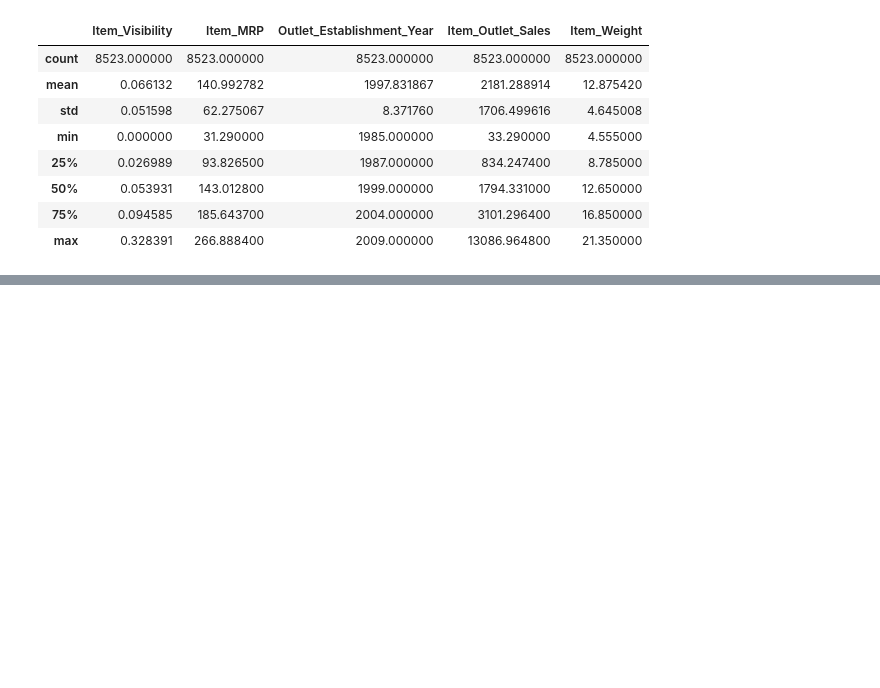
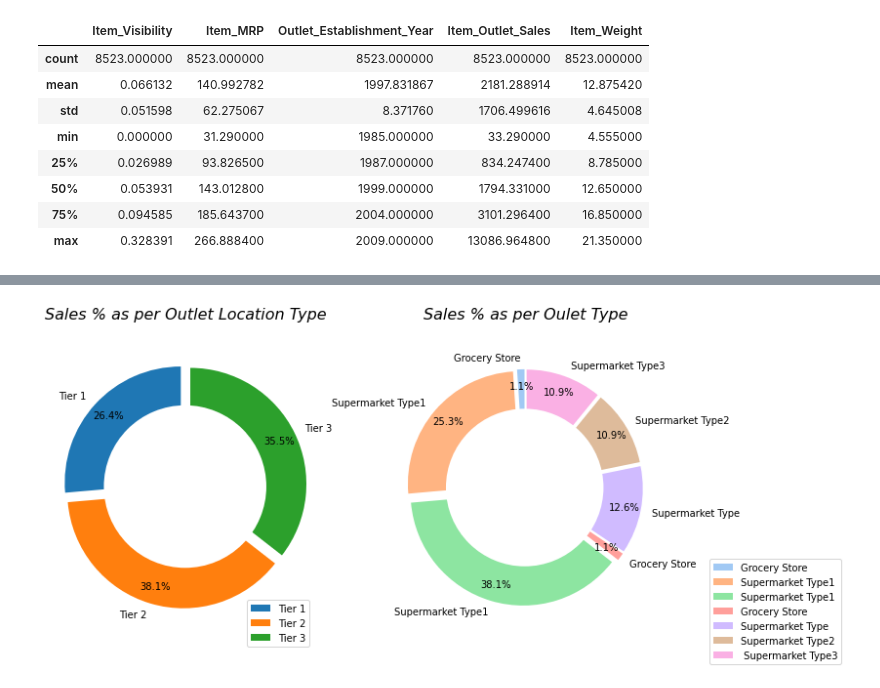
Before and after one commit to ReaganTiburan/Sales-Prediction, a Jupyter notebook: Sales_Predection_Project.ipynb, the cells around one changed output, grey strips where cells are left out. Saved outputs shown, nothing was run; the diff lists cells and outputs as text; code cells hidden in the pictures; blank space fills up the shorter version.

```diff
--- a/Sales_Predection_Project.ipynb
+++ b/Sales_Predection_Project.ipynb
@@ -548,0 +573,19 @@ plt.yticks(rotation = 0, fontsize = 14);
+# %%
+# Sum
+t1 = t1_g1 + t1_sm1
+t2 = t2_sm1
+t3 = t3_g1 + t3_sm1 + t3_sm2 + t3_sm3
+# make List
+sum_per_tier = [t1, t2, t3]
+# %%
+# make a List
+sales_loc_type = [t1_g1, t1_sm1, t2_sm1, t3_g1, t3_sm1, t3_sm2, t3_sm3]
+# %%
+# make a List
+rename = ['Grocery Store',
+          'Supermarket Type1',
+          'Supermarket Type1',
+          'Grocery Store',
+          'Supermarket Type',
+          'Supermarket Type2',
+          ' Supermarket Type3']
@@ -548,0 +594,64 @@ plt.yticks(rotation = 0, fontsize = 14);
+# %%
+# Figure Size
+plt.rcParams['figure.figsize'] = (10, 10)
+# Subplot
+plt.subplot(2, 2, 1)
+# labels
+labels = df['Outlet_Location_Type'].value_counts().sort_index()
+tier_labels = labels.index
+tier_labels
+#colors
+colors = sns.color_palette('tab10')
+#explosion
+explode = (0.05, 0.05, 0.05)
+# Pie chart
+plt.pie(sum_per_tier,
+        labels = tier_labels,
+        colors = colors,
+        radius= 1,
+        autopct = '%1.1f%%',
+        pctdistance = 0.85,
+        startangle = 90,
+        explode = explode);
+# Draw circle
+centre_circle = plt.Circle((0,0),0.70,fc='white')
+fig = plt.gcf()
+fig.gca().add_artist(centre_circle)
+# Equal aspect ratio ensures that pie is drawn as a circle
+plt.axis('equal')
+plt.tight_layout()
+#legend location
+plt.legend(loc = 4)
+plt.title('Sales % as per Outlet Location Type', fontsize = 16, fontstyle = 'italic')
+
+
+# Subplot
+plt.subplot(2, 2, 2)
+#colors
+colors_outlet_type = sns.color_palette('pastel');
+#explsion
+explode = (0.05, 0.05, 0.05, 0.05, 0.05, 0.05, 0.05);
+# Pie chart
+plt.pie(sales_loc_type,
+        labels = rename,
+        colors=colors_outlet_type,
+        radius= 1,
+        autopct='%1.1f%%',
+        pctdistance=0.85,
+        startangle=90,
+        explode = explode);
+# Draw circle
+centre_circle = plt.Circle((0,0),0.70,fc='white');
+fig = plt.gcf()
+fig.gca().add_artist(centre_circle);
+# Equal aspect ratio ensures that pie is drawn as a circle
+plt.axis('equal')
+plt.tight_layout()
+# legend location
+plt.legend(bbox_to_anchor = (1.75, 0.3))
+# Title
+plt.title('Sales % as per Oulet Type',
+          fontsize = 16,
+          fontstyle = 'italic');
+# %% [output]
+[figure, added]
```
Also changed, not shown: parts of 26 cells of this notebook.
